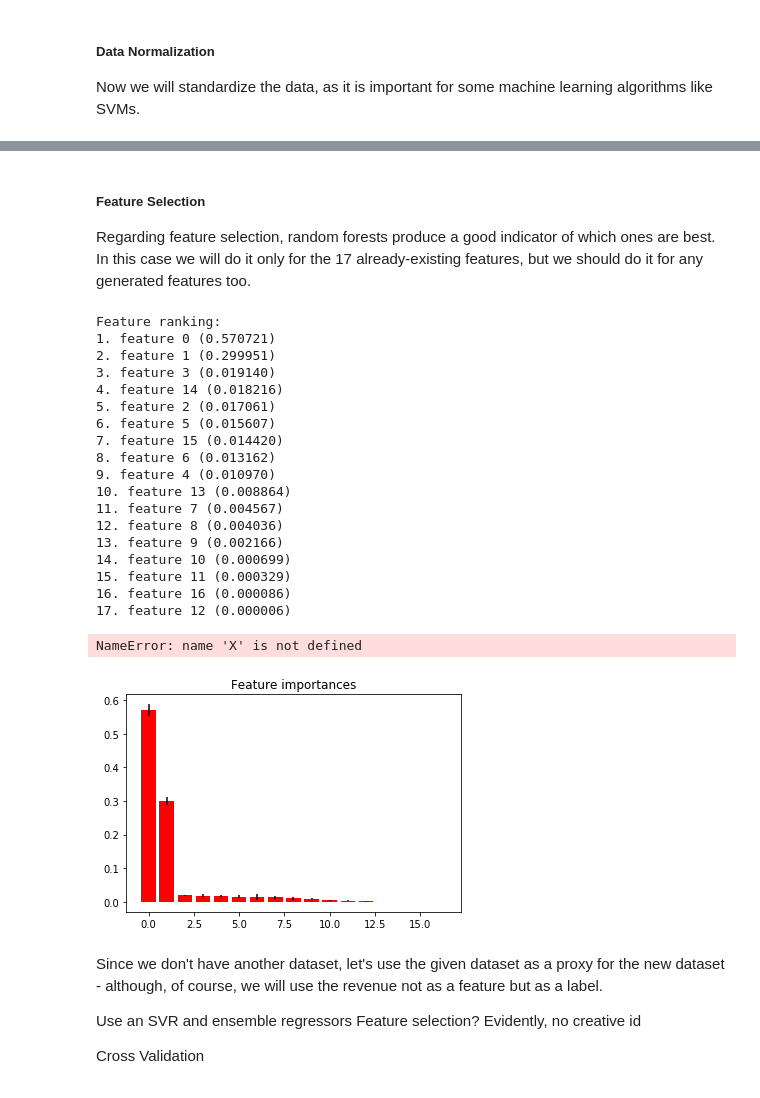
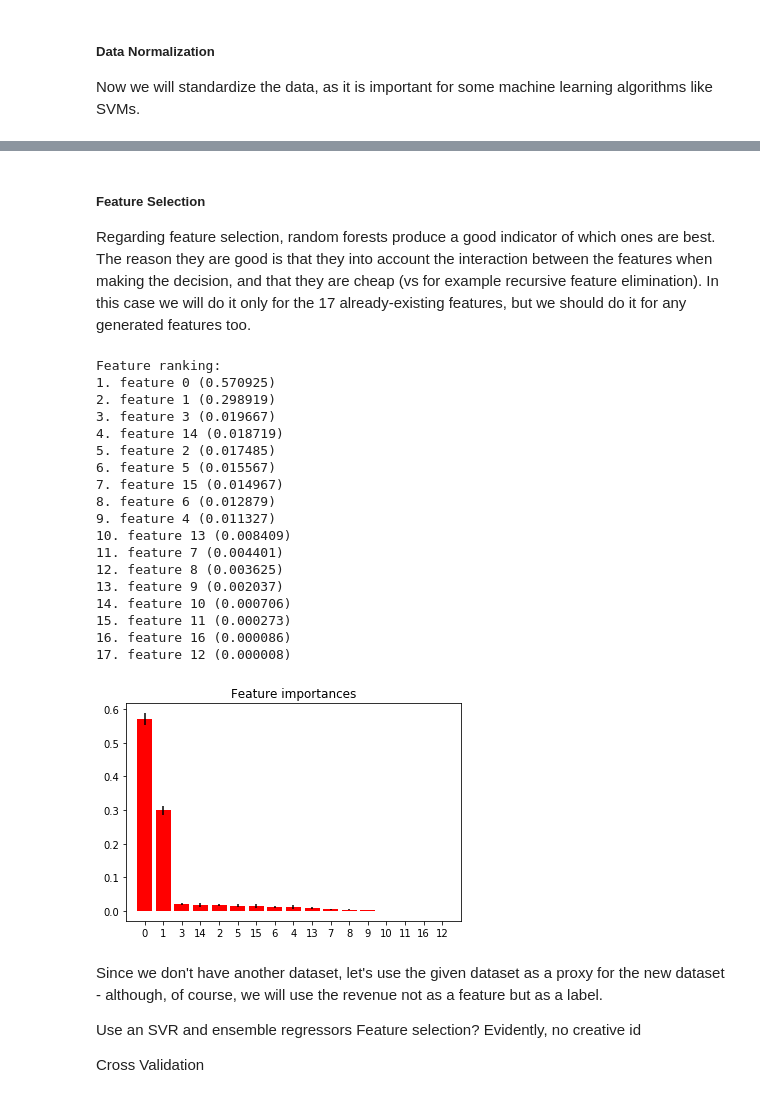
Before and after one commit to nanaky92/Data-Science-Challenge, a Jupyter notebook: TEADS.ipynb, the cells around one changed output, grey strips where cells are left out. Saved outputs shown, nothing was run; the diff lists cells and outputs as text; code cells hidden in the pictures.

```diff
--- a/TEADS.ipynb
+++ b/TEADS.ipynb
@@ -345,54 +345,53 @@ dtype: float64
 # %% [markdown]
 ##### Feature Selection
 
-Regarding feature selection, random forests produce a good indicator of which ones are best. In this case we will do it only for the 17 already-existing features, but we should do it for any generated features too.
+Regarding feature selection, random forests produce a good indicator of which ones are best. The reason they are good is that they into account the interaction between the features when making the decision, and that they are cheap (vs for example recursive feature elimination). In this case we will do it only for the 17 already-existing features, but we should do it for any generated features too.
 # %%
 %matplotlib inline
 
 import matplotlib.pyplot as plt
 from sklearn.ensemble import RandomForestRegressor
 
 # Build a forest and compute the feature importances
 forest = RandomForestRegressor(n_estimators=50)
 forest.fit(X_train, y_train["revenue"])
 
 importances = forest.feature_importances_
 std = np.std([tree.feature_importances_ for tree in forest.estimators_],
              axis=0)
 indices = np.argsort(importances)[::-1]
 
 # Print the feature ranking
 print("Feature ranking:")
 
 for f in range(X_train.shape[1]):
     print("%d. feature %d (%f)" % (f + 1, indices[f], importances[indices[f]]))
 
 # Plot the feature importances of the forest
 plt.figure()
 plt.title("Feature importances")
 plt.bar(range(X_train.shape[1]), importances[indices],
        color="r", yerr=std[indices], align="center")
-plt.xticks(range(X.shape[1]), indices)
+plt.xticks(range(X_train.shape[1]), indices)
 plt.xlim([-1, X_train.shape[1]])
 plt.show()
 # %% [output]
 Feature ranking:
-1. feature 0 (0.570721)
-2. feature 1 (0.299951)
-3. feature 3 (0.019140)
-4. feature 14 (0.018216)
-5. feature 2 (0.017061)
-6. feature 5 (0.015607)
-7. feature 15 (0.014420)
-8. feature 6 (0.013162)
-9. feature 4 (0.010970)
-10. feature 13 (0.008864)
-11. feature 7 (0.004567)
-12. feature 8 (0.004036)
-13. feature 9 (0.002166)
-14. feature 10 (0.000699)
-15. feature 11 (0.000329)
+1. feature 0 (0.570925)
+2. feature 1 (0.298919)
+3. feature 3 (0.019667)
+4. feature 14 (0.018719)
+5. feature 2 (0.017485)
+6. feature 5 (0.015567)
+7. feature 15 (0.014967)
+8. feature 6 (0.012879)
+9. feature 4 (0.011327)
+10. feature 13 (0.008409)
+11. feature 7 (0.004401)
+12. feature 8 (0.003625)
+13. feature 9 (0.002037)
+14. feature 10 (0.000706)
+15. feature 11 (0.000273)
 16. feature 16 (0.000086)
-17. feature 12 (0.000006)
+17. feature 12 (0.000008)
-NameError: name 'X' is not defined
-[figure, old version]
+[figure, new version]
```
Also changed, not shown: parts of 2 cells of this notebook.
